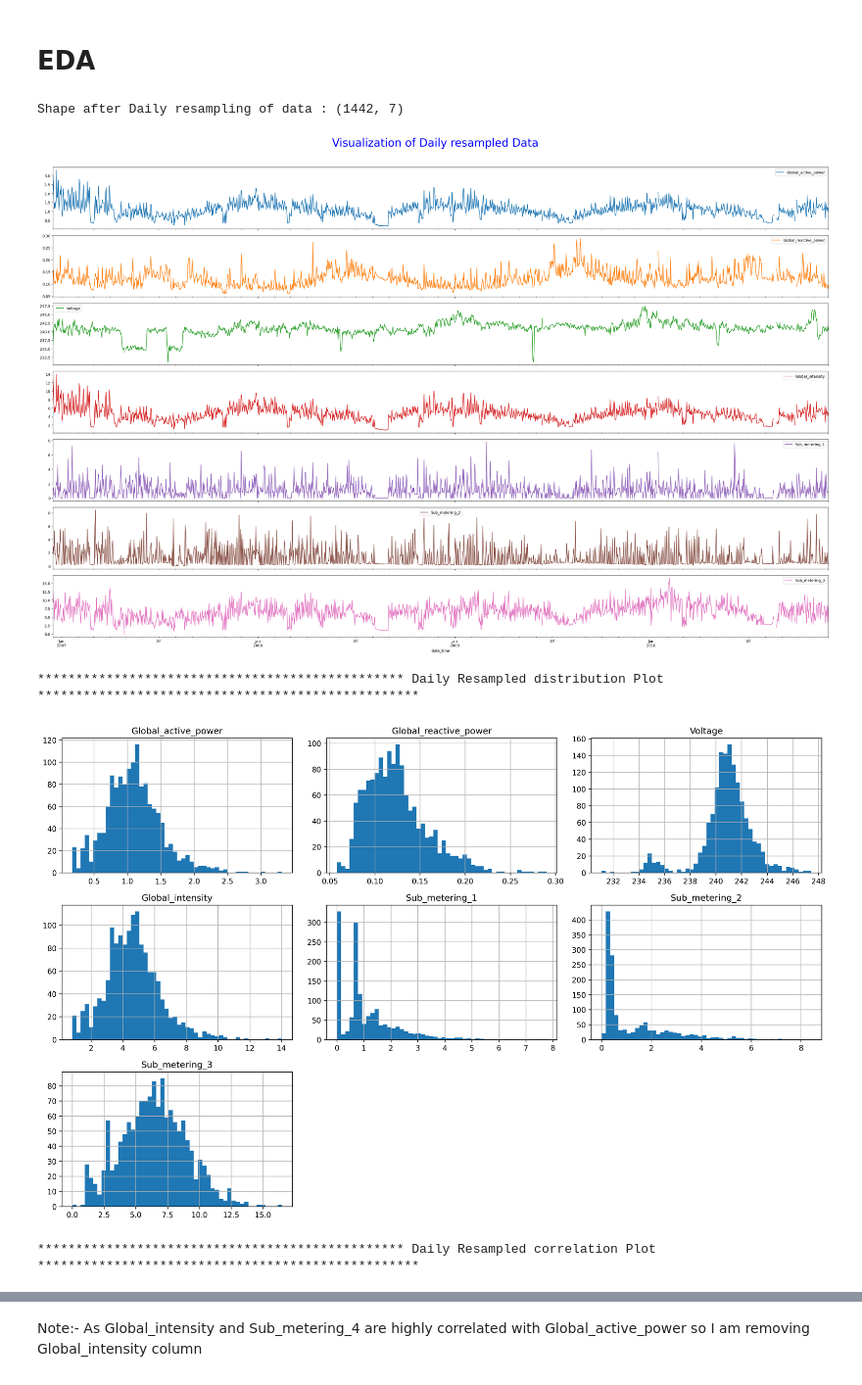
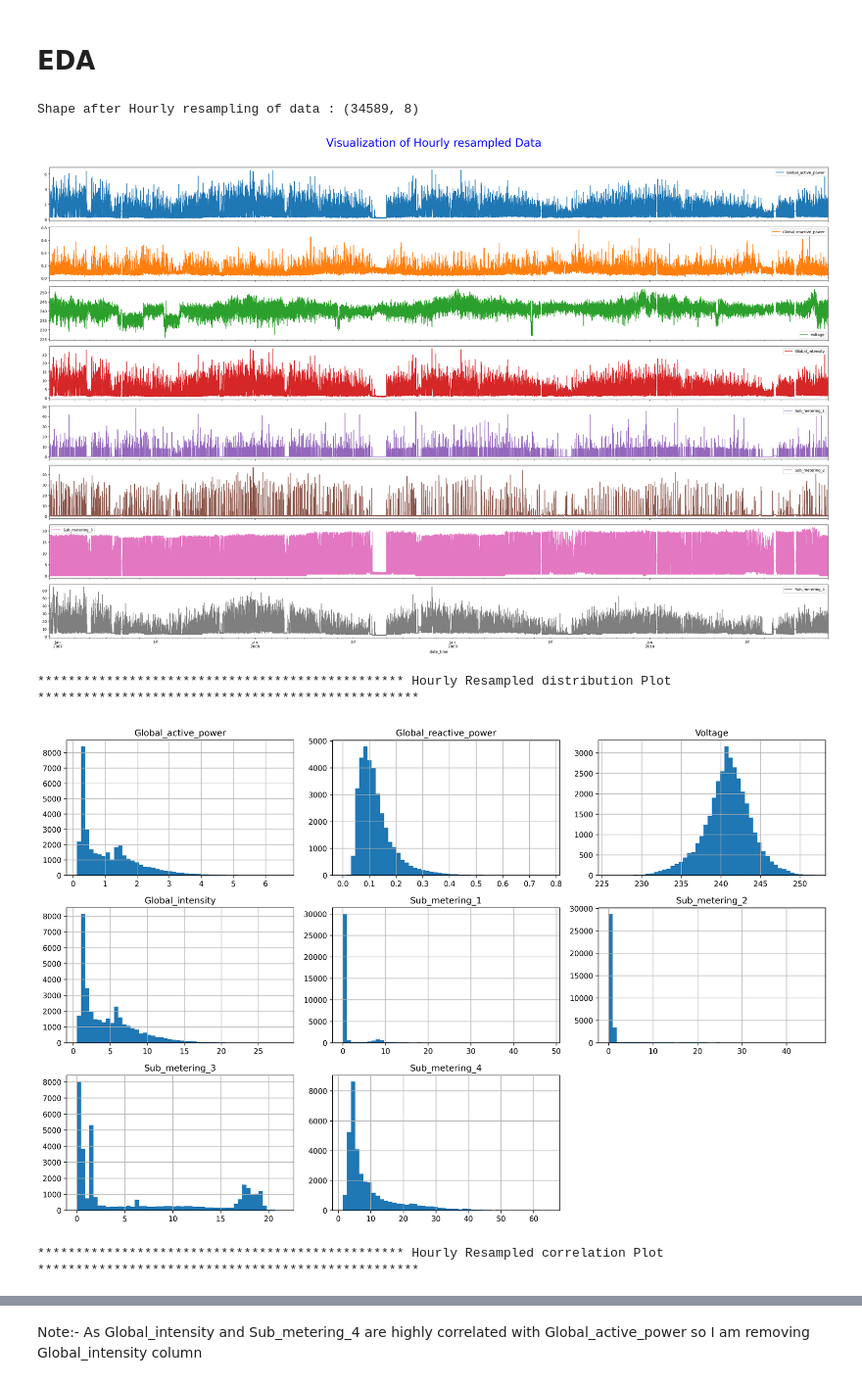
Before and after one commit to samirp92/Final-Year-Project-Time-Series-Forecating-, a Jupyter notebook: XGboost_Ele_Power_Consumption_Forecasting_Student_ID_21072112.ipynb, the cells around one changed output, grey strips where cells are left out. Shown at 98% size. Drawn from its saved outputs; the diff is of its cells as text; code cells hidden in the pictures.

Commit message:
Checked XGboost model performance with normalized data

```diff
--- a/XGboost_Ele_Power_Consumption_Forecasting_Student_ID_21072112.ipynb
+++ b/XGboost_Ele_Power_Consumption_Forecasting_Student_ID_21072112.ipynb
@@ -203,10 +219,10 @@ def df_visu_dist_corr(dataset, resample_type, title):
   plt.show()
 # %%
 # Plot the visualization, distribution and correlation of Hourly resampled data
-df_visu_dist_corr(df, "D", "Daily")
+df_visu_dist_corr(df_imputed, "H", "Hourly")
 # %% [output]
-Shape after Daily resampling of data : (1442, 7)
+Shape after Hourly resampling of data : (34589, 8)
-[figure, old version]
+[figure, new version]
-************************************************ Daily Resampled distribution Plot **************************************************
+************************************************ Hourly Resampled distribution Plot **************************************************
-[figure, old version]
+[figure, new version]
-************************************************ Daily Resampled correlation Plot **************************************************
+************************************************ Hourly Resampled correlation Plot **************************************************
```
Also changed, not shown: parts of 15 cells of this notebook.
